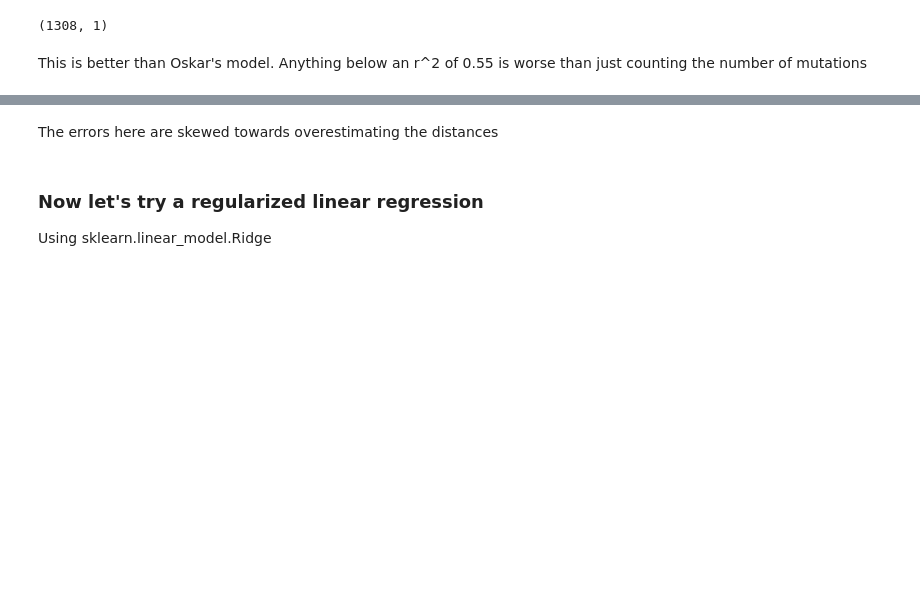
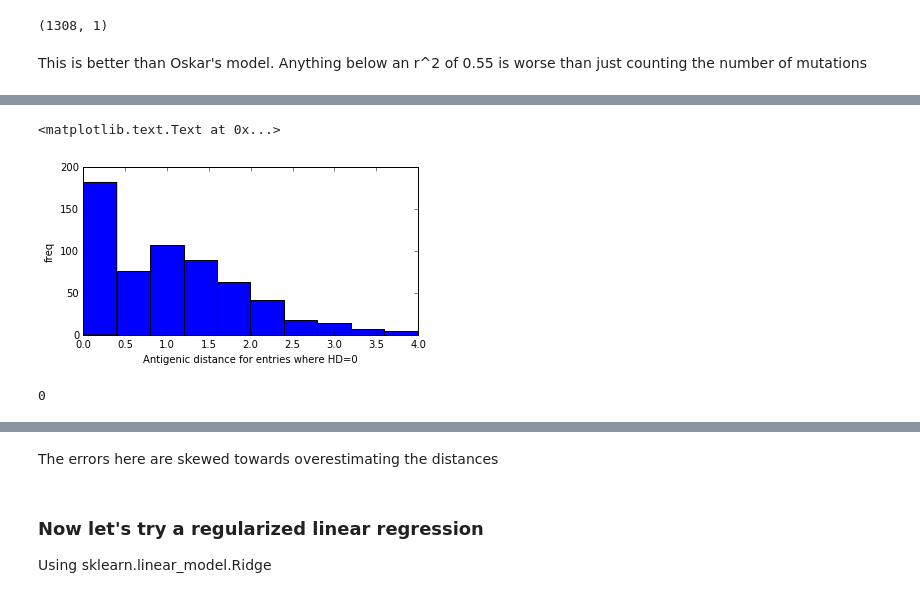
Before and after one commit to Tamarheron/acml, a Jupyter notebook: Lm, rfr and svr with 35yr-culled-1-20-to-25.ipynb, the cells around one changed output, grey strips where cells are left out. Cells and saved outputs as stored; diff of their text form; code cells hidden in the pictures; blank space fills up the shorter version.

```diff
--- a/Lm, rfr and svr with 35yr-culled-1-20-to-25.ipynb
+++ b/Lm, rfr and svr with 35yr-culled-1-20-to-25.ipynb
@@ -426,0 +437,15 @@ plt.ylim(0,17)
+# %%
+fig_size = [6, 3]
+plt.rcParams["figure.figsize"] = fig_size
+zeros=df.loc[(df['HD']==0)]
+x=plt.hist(zeros['AGDIST'])
+plt.xlabel('Antigenic distance for entries where HD=0')
+plt.ylabel('freq')
+# %% [output]
+<matplotlib.text.Text at 0x...>
+[figure, added]
+# %%
+sum(sum(zeros.drop(['AG1', 'AG2', 'AGDIST', 'strain_1_dates',
+                    'strain_2_dates', 'strain_1_cluster', 'strain_2_cluster'], axis=1)))
+# %% [output]
+0
```
Also changed, not shown: parts of 22 cells of this notebook.
